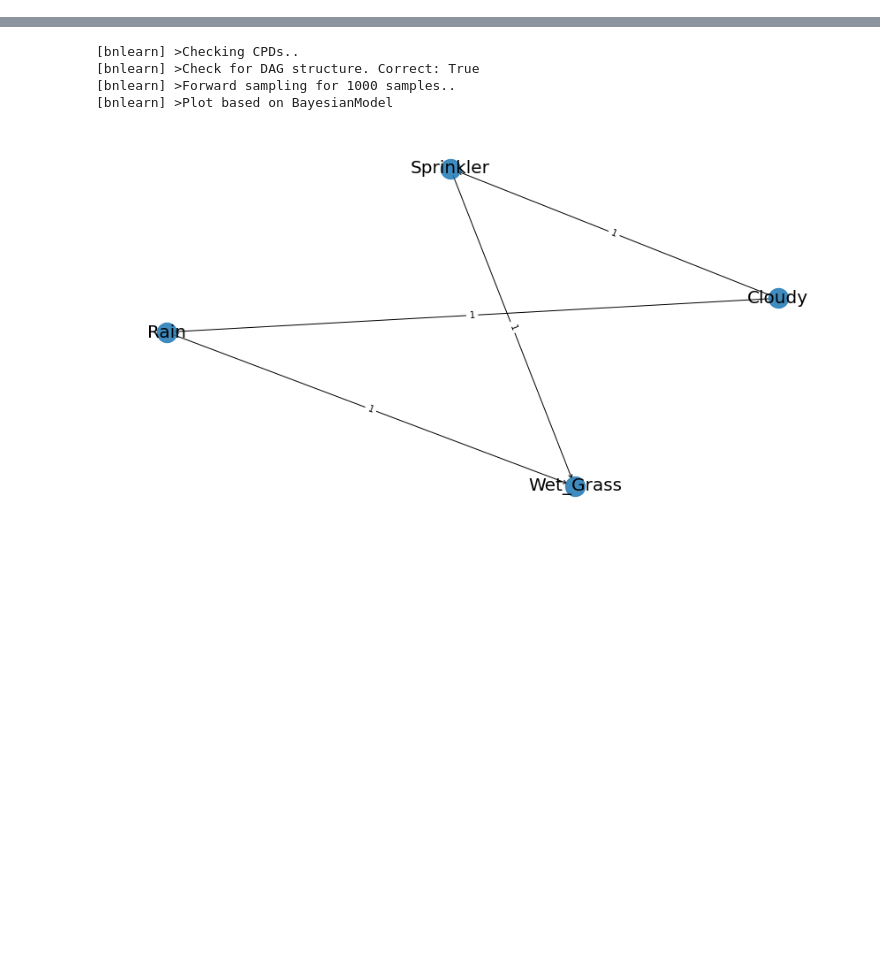
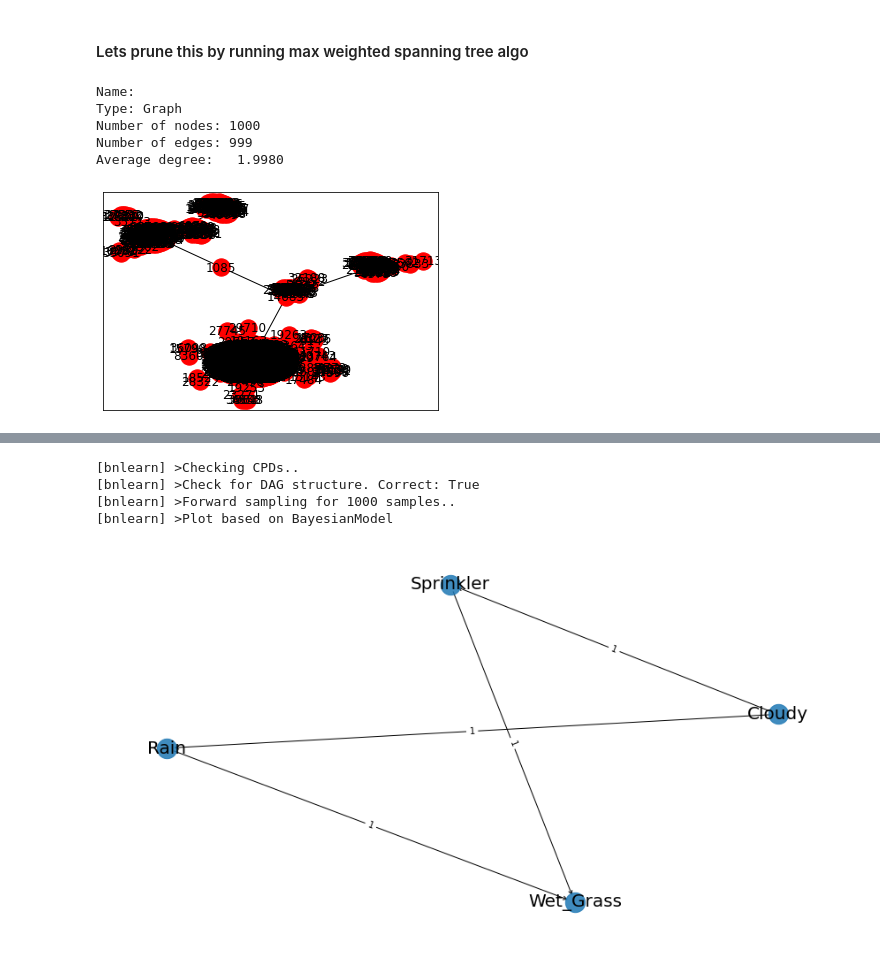
Before and after one commit to ryankarlos/Bayesian_networks, a Jupyter notebook: notebooks/pgmpy.ipynb, the cells around one changed output, grey strips where cells are left out. Cells and saved outputs as stored; diff of their text form; code cells hidden in the pictures; blank space fills up the shorter version.

```diff
--- a/notebooks/pgmpy.ipynb
+++ b/notebooks/pgmpy.ipynb
@@ -186,0 +191,13 @@ df.plot.bar(x='class', y='count')
+# %% [markdown]
+#### Lets prune this by running max weighted spanning tree algo
+# %%
+edge_list =  max_spanning_tree(main_nx, algorithm="kruskal")
+
+prune_nx = draw_network(G, edge_list=edge_list, color='red')
+# %% [output]
+Name:
+Type: Graph
+Number of nodes: 1000
+Number of edges: 999
+Average degree:   1.9980
+[figure, added]
```
Also changed, not shown: parts of 17 cells of this notebook.
